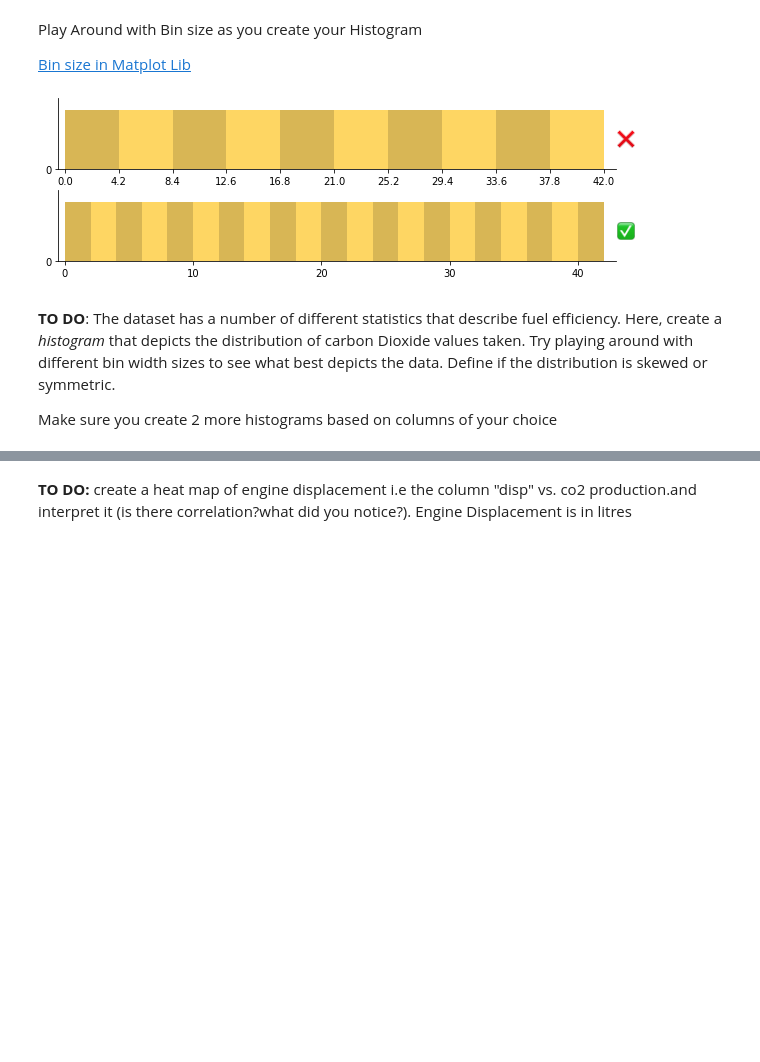
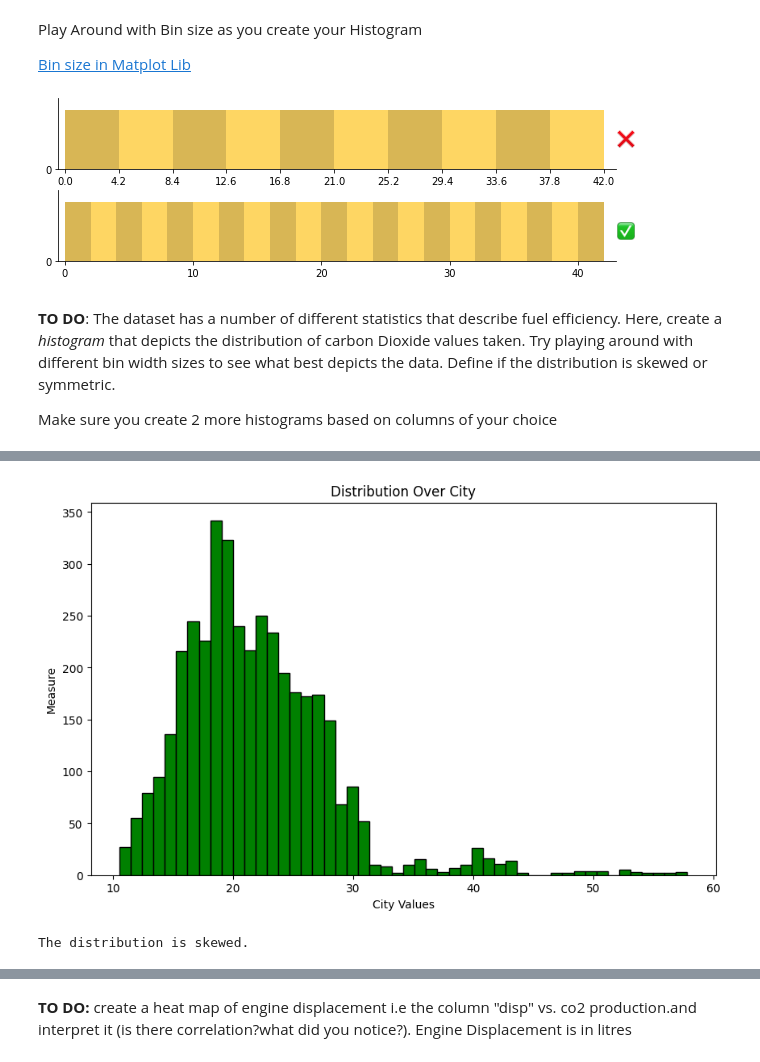
Before and after one commit to Praise-Atadja/alu-machine_learning, a Jupyter notebook: Praise_Atadja__Plotting_Assignment.ipynb, the cells around one changed output, grey strips where cells are left out. Drawn from its saved outputs; the diff is of its cells as text; code cells hidden in the pictures; blank space fills up the shorter version.

```diff
--- a/Praise_Atadja__Plotting_Assignment.ipynb
+++ b/Praise_Atadja__Plotting_Assignment.ipynb
@@ -56,0 +68,21 @@ plt.show()
+# %%
+# Plot a histogram for `city` - City Distribution
+column_values = fuel_econ['city']
+plt.figure(figsize=(10, 6))
+plt.hist(column_values, bins=50, edgecolor='black', color='green')
+plt.title('Distribution Over City')
+plt.xlabel('City Values')
+plt.ylabel('Measure')
+plt.show()
+
+# Check skewness for the `city` distribution and define if it's skewed or symmetric
+skewness = fuel_econ['city'].skew()
+if abs(skewness) > 0.5:
+    skew_type = "skewed"
+else:
+    skew_type = "symmetric"
+
+print(f"The distribution is {skew_type}.")
+# %% [output]
+[figure, added]
+The distribution is skewed.
```
Also changed, not shown: parts of 8 cells of this notebook.
